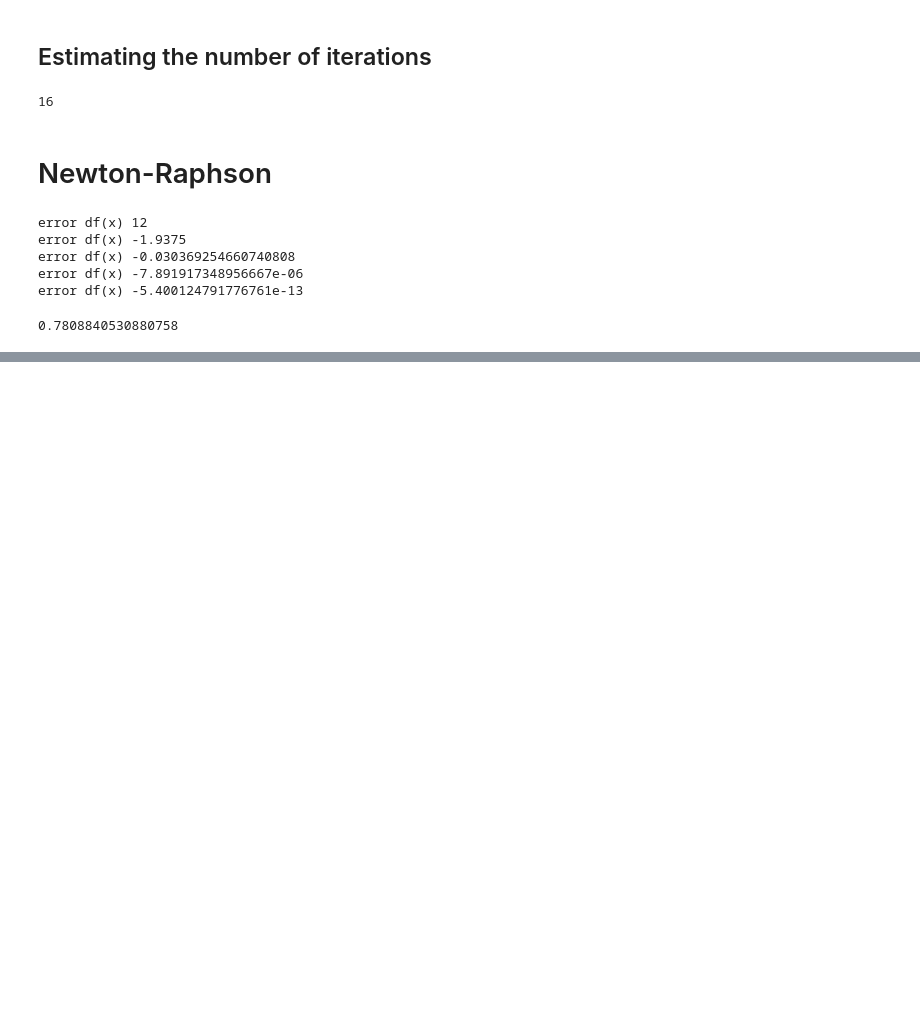
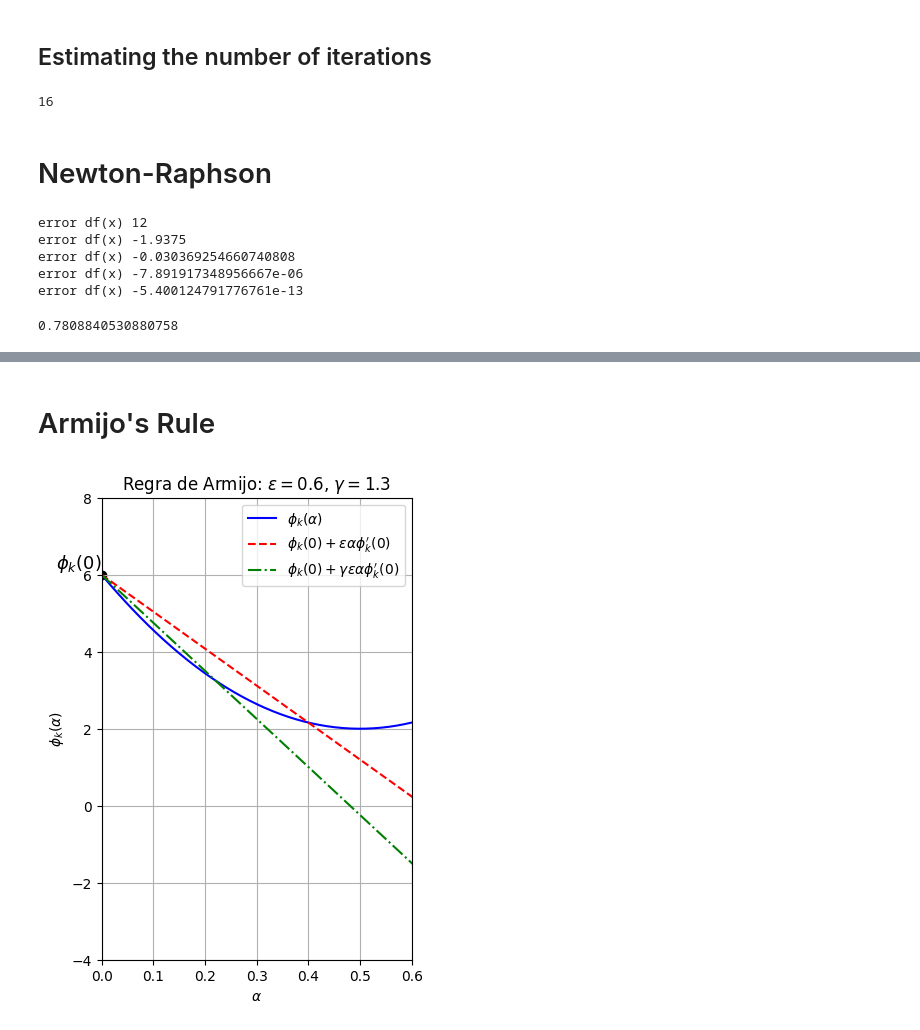
Before and after one commit to michaelsouza/CC0323, a Jupyter notebook: codes/CC0323_02.ipynb, the cells around one changed output, grey strips where cells are left out. Saved outputs shown, nothing was run; the diff lists cells and outputs as text; code cells hidden in the pictures; blank space fills up the shorter version.

Commit message:
Add slides and content for optimization methods

```diff
--- a/codes/CC0323_02.ipynb
+++ b/codes/CC0323_02.ipynb
@@ -303,0 +285,58 @@ array([0.        , 0.00501253, 0.01002506, 0.01503759, 0.02005013,
+# %% [markdown]
+# Armijo's Rule
+# %%
+import matplotlib.pyplot as plt
+import numpy as np
+
+# Define a sample quadratic function and its derivative
+def f(x):
+    return x**2 + 4*x + 6
+
+def df(x):
+    return 2*x + 4
+
+# Parameters for the plot
+x_k = 0  # Starting point
+d_k = -df(x_k)  # Direction, assuming steepest descent so direction is opposite of gradient
+alpha = np.linspace(0, 2, 400)
+epsilon = 0.6
+gamma = 1.3
+
+# Calculating phi_k(alpha) = f(x_k + alpha * d_k)
+phi_k = f(x_k + alpha * d_k)
+phi_k_0 = f(x_k)
+phi_prime_k_0 = df(x_k) * d_k
+
+# Armijo conditions
+armijo_line = phi_k_0 + epsilon * alpha * phi_prime_k_0
+gamma_armijo_line = phi_k_0 + gamma * epsilon * alpha * phi_prime_k_0
+
+# Plotting
+fig = plt.figure(figsize=(4, 6))
+
+# Plotting phi_k
+plt.plot(alpha, phi_k, label=r'$\phi_k(\alpha)$', color='blue')
+
+# Plotting Armijo condition lines
+plt.plot(alpha, armijo_line, label=r'$\phi_k(0) + \epsilon \alpha \phi_k^\prime(0)$', linestyle='--', color='red')
+plt.plot(alpha, gamma_armijo_line, label=r'$\phi_k(0) + \gamma \epsilon \alpha \phi_k^\prime(0)$', linestyle='-.', color='green')
+
+plt.scatter([0], [phi_k_0], color='black')  # phi_k(0)
+plt.text(0, phi_k_0, r'$\phi_k(0)$', verticalalignment='bottom', horizontalalignment='right', fontsize=13)
+
+# Annotations and labels
+plt.title(f"Regra de Armijo: $\\epsilon = {epsilon}$, $\\gamma = {gamma}$")
+plt.xlabel(r'$\alpha$')
+plt.ylabel(r'$\phi_k(\alpha)$')
+plt.legend()
+
+plt.xlim(0, 0.6)
+plt.ylim(-4, 8)
+
+plt.grid(True)
+plt.show()
+
+# Save image
+fig.savefig('../slides/CC0323_02/armijo_rule.png', dpi=300, bbox_inches='tight');
+# %% [output]
+[figure, added]
```
Also changed, not shown: parts of 1 cell of this notebook, 5 other files.
